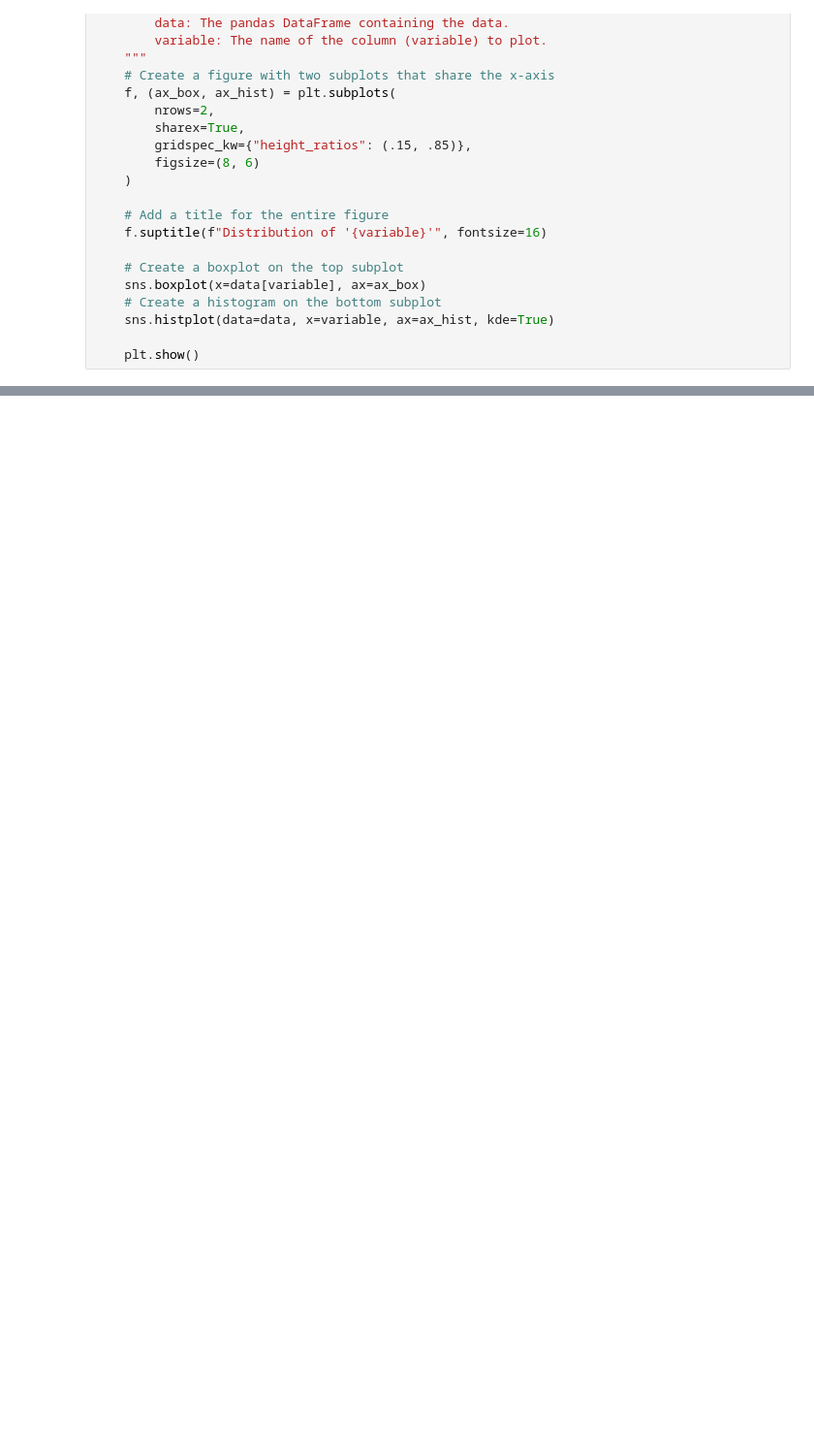
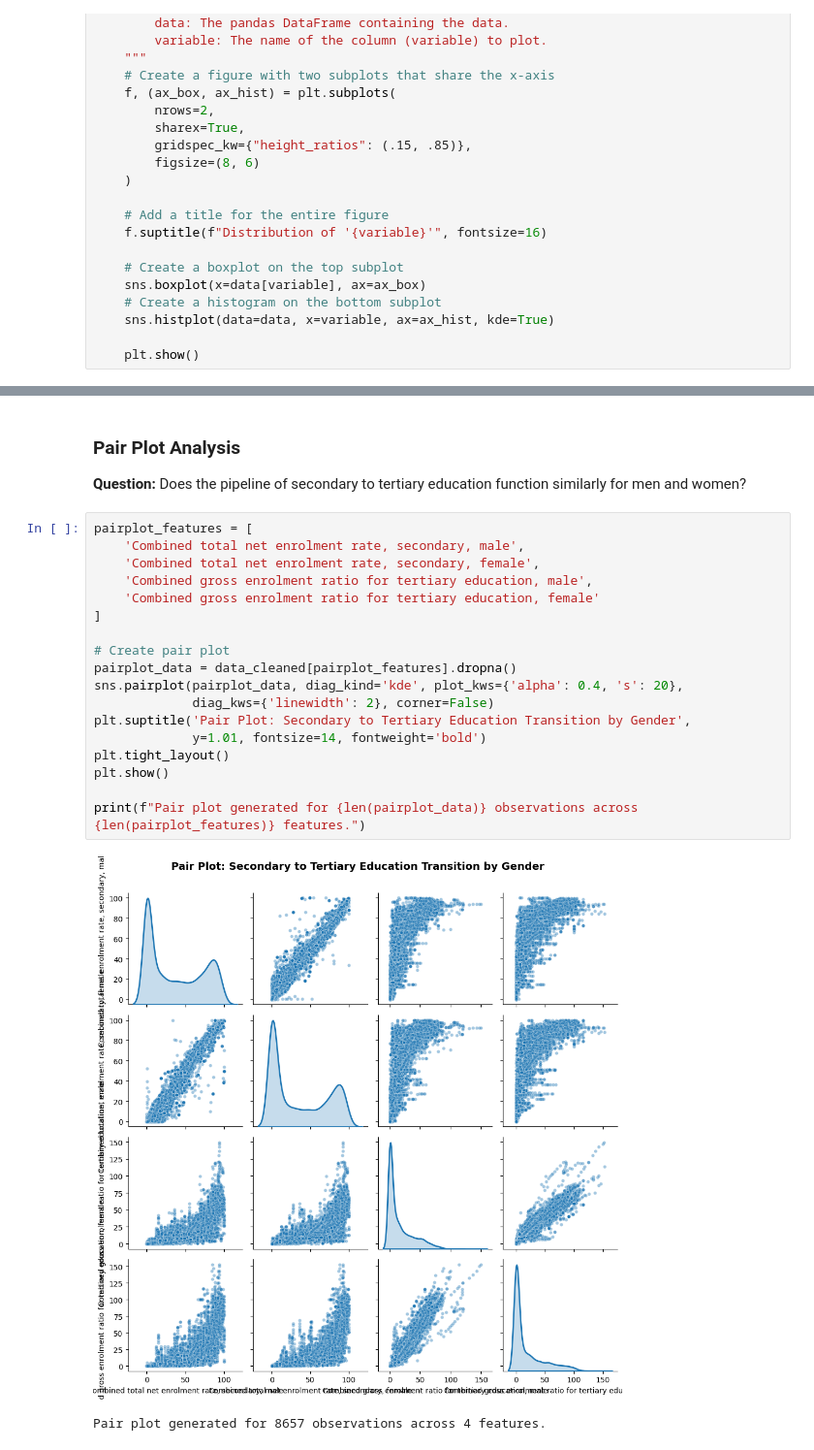
Before and after one commit to rawan-rm2208263/assignment-starter-repo, a Jupyter notebook: assign1/analysis.ipynb, the cells around one changed output, grey strips where cells are left out. Shown at 97% size. Cells and saved outputs as stored; diff of their text form; blank space fills up the shorter version.

```diff
--- a/assign1/analysis.ipynb
+++ b/assign1/analysis.ipynb
@@ -374,0 +652,25 @@ lower_limit, upper_limit
+# %% [markdown]
+### Pair Plot Analysis
+
+**Question:** Does the pipeline of secondary to tertiary education function similarly for men and women?
+# %%
+pairplot_features = [
+    'Combined total net enrolment rate, secondary, male',
+    'Combined total net enrolment rate, secondary, female',
+    'Combined gross enrolment ratio for tertiary education, male',
+    'Combined gross enrolment ratio for tertiary education, female'
+]
+
+# Create pair plot
+pairplot_data = data_cleaned[pairplot_features].dropna()
+sns.pairplot(pairplot_data, diag_kind='kde', plot_kws={'alpha': 0.4, 's': 20},
+             diag_kws={'linewidth': 2}, corner=False)
+plt.suptitle('Pair Plot: Secondary to Tertiary Education Transition by Gender',
+             y=1.01, fontsize=14, fontweight='bold')
+plt.tight_layout()
+plt.show()
+
+print(f"Pair plot generated for {len(pairplot_data)} observations across {len(pairplot_features)} features.")
+# %% [output]
+[figure, added]
+Pair plot generated for 8657 observations across 4 features.
```
Also changed, not shown: parts of 44 cells of this notebook.
